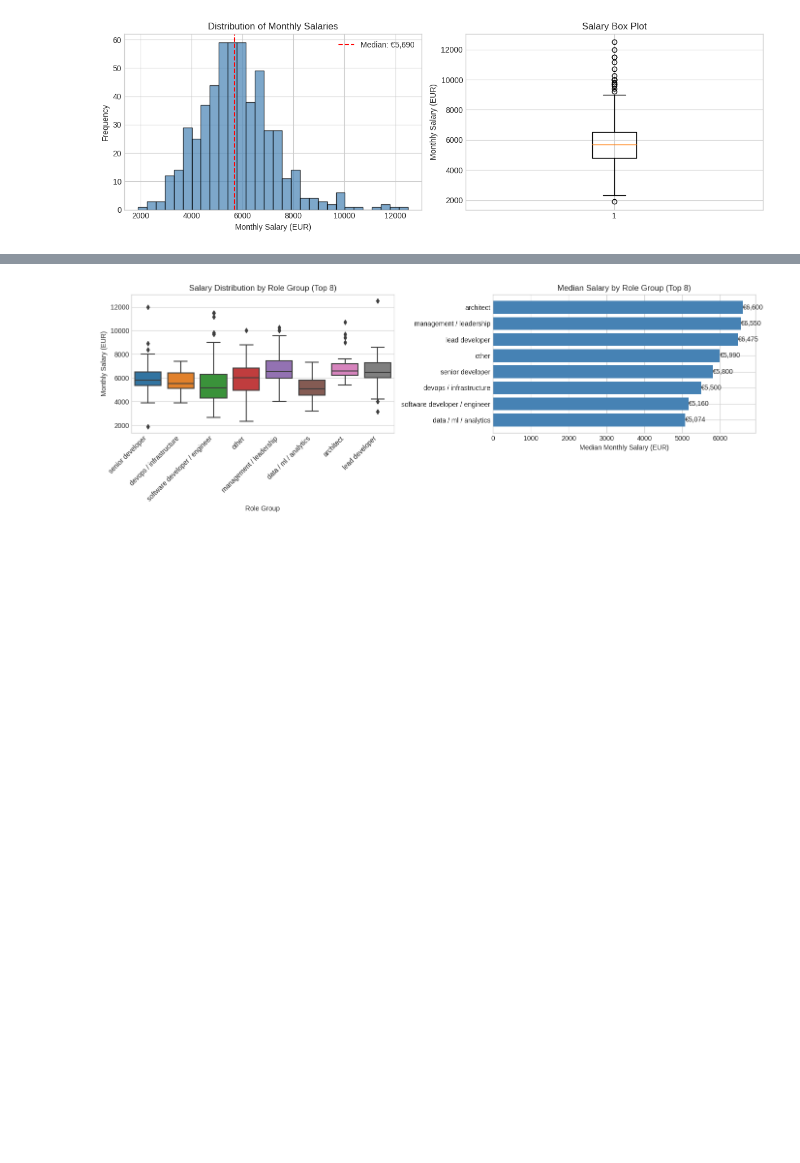
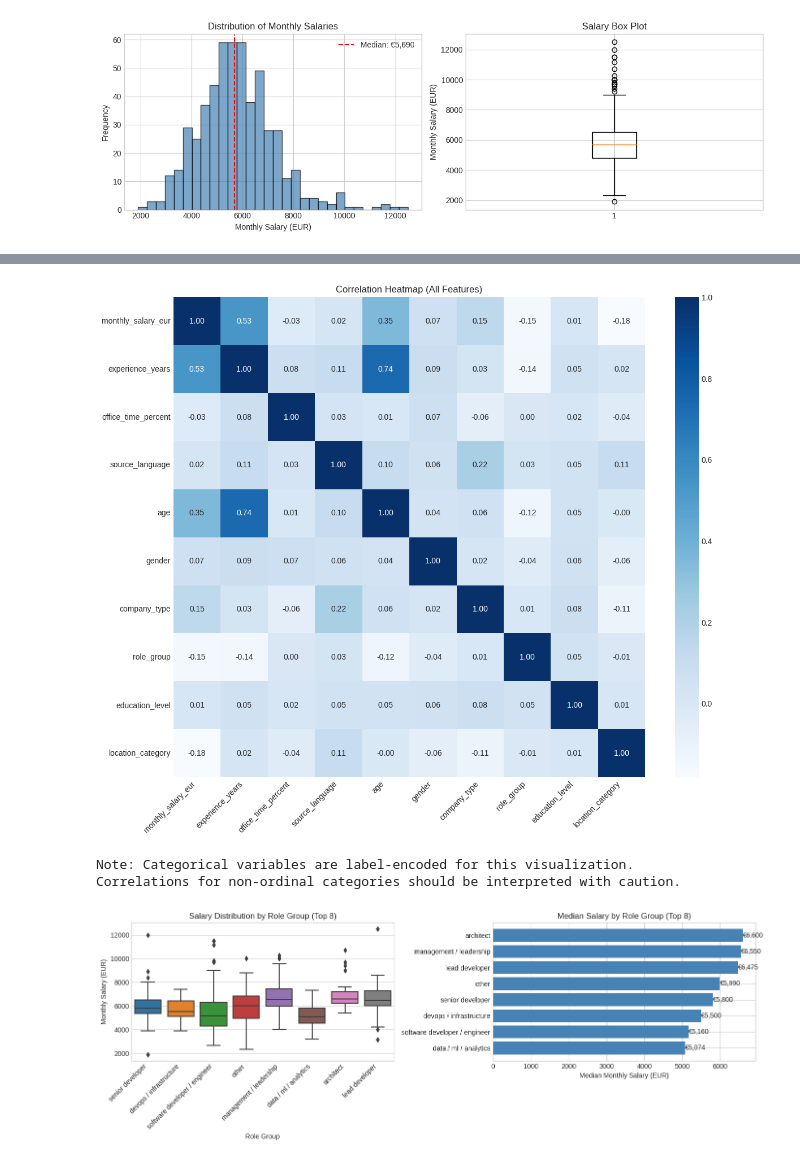
Before and after one commit to elarsaks/finnish-tech-salary-survey, a Jupyter notebook: finnish-tech-salary-survey-2024-data-analytics.ipynb, the cells around one changed output, grey strips where cells are left out. Cells and saved outputs as stored; diff of their text form; code cells hidden in the pictures; blank space fills up the shorter version.

Commit message:
Kaggle Notebook | Finnish Tech Salary Survey 2024 - Data Analytics | Version 7

```diff
--- a/finnish-tech-salary-survey-2024-data-analytics.ipynb
+++ b/finnish-tech-salary-survey-2024-data-analytics.ipynb
@@ -208,3 +227,43 @@ plt.show()
+# %%
+# Correlation heatmap for all features (encode categorical as numeric)
+cols_order = [
+    'monthly_salary_eur',
+    'experience_years',
+    'office_time_percent',
+    'source_language',
+    'age',
+    'gender',
+    'company_type',
+    'role_group',
+    'education_level',
+    'location_category'
+]
+
+df_corr = df[cols_order].copy()
+
+# Encode categorical variables for correlation analysis
+le = LabelEncoder()
+
+categorical_for_corr = ['source_language', 'age', 'gender', 'company_type', 'role_group',
+                        'education_level', 'location_category']
+
+for col in categorical_for_corr:
+    df_corr[col] = le.fit_transform(df_corr[col].fillna('unknown').astype(str))
+
+plt.figure(figsize=(12, 10))
+sns.heatmap(df_corr.corr(), annot=True, fmt='.2f', cmap='Blues',
+            xticklabels=df_corr.columns, yticklabels=df_corr.columns)
+plt.title('Correlation Heatmap (All Features)')
+plt.xticks(rotation=45, ha='right')
+plt.tight_layout()
+plt.show()
+
+print("\nNote: Categorical variables are label-encoded for this visualization.")
+print("Correlations for non-ordinal categories should be interpreted with caution.")
+# %% [output]
+[figure, added]
+Note: Categorical variables are label-encoded for this visualization.
+Correlations for non-ordinal categories should be interpreted with caution.
 # %%
 # Salary by role group (top 8)
 top_roles = df['role_group'].value_counts().head(8).index
```
Also changed, not shown: parts of 15 cells of this notebook.
